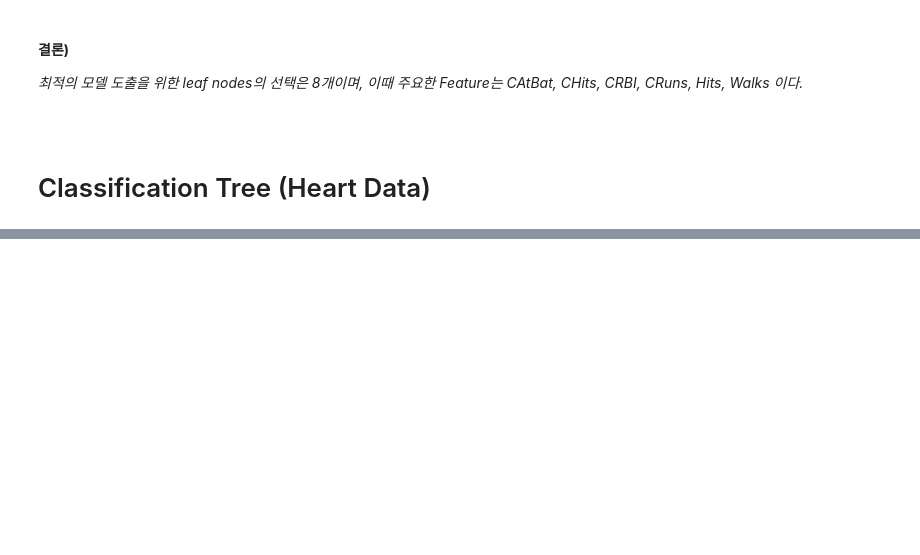
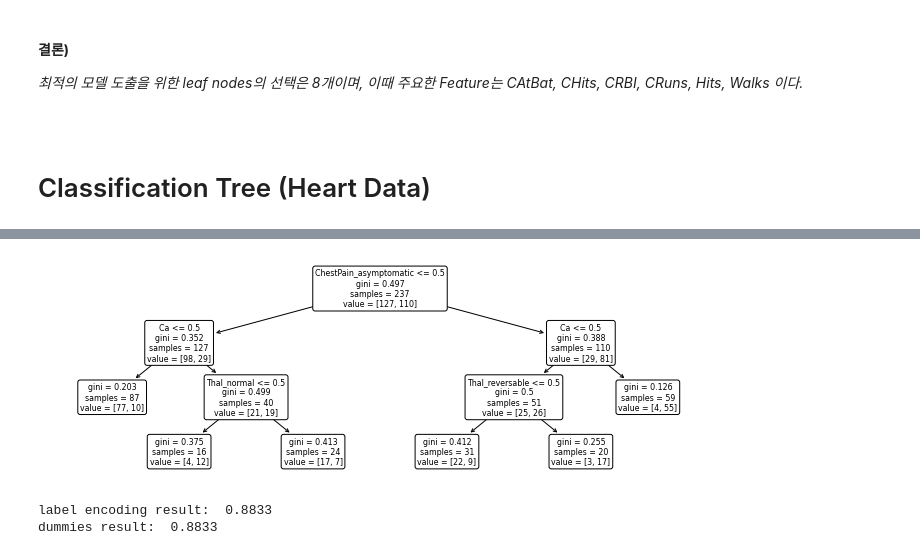
Before and after one commit to iss760/machine-learning, a Jupyter notebook: model/decision_tree.ipynb, the cells around one changed output, grey strips where cells are left out. Drawn from its saved outputs; the diff is of its cells as text; code cells hidden in the pictures; blank space fills up the shorter version.

```diff
--- a/model/decision_tree.ipynb
+++ b/model/decision_tree.ipynb
@@ -256,0 +330,9 @@ print(y_pred)
+# %%
+# dummies
+X_train_dm = X_train.copy()
+X_test_dm = X_test.copy()
+
+X_train_dm = pd.get_dummies(X_train_dm)
+X_test_dm = pd.get_dummies(X_test_dm)
+
+X_train_dm.head(3)
@@ -256,0 +377,20 @@ print(y_pred)
+# %%
+# dummies 방식 X변수의 Decision Tree 학습
+regr_tree_dm = tree.DecisionTreeClassifier(max_leaf_nodes=6, random_state=7)
+regr_tree_dm.fit(X_train_dm, y_train)
+
+# 트리 구조 시각화
+plt.figure(figsize=(12, 4))
+tree.plot_tree(regr_tree_dm,
+               feature_names=X_train_dm.columns,
+               rounded=True)
+plt.show()
+# %% [output]
+[figure, added]
+# %%
+# 두 모델의 정확도 비교
+print('label encoding result: ', round(regr_tree_lb.score(X_test_lb, y_test), 4))
+print('dummies result: ', round(regr_tree_dm.score(X_test_dm, y_test), 4))
+# %% [output]
+label encoding result:  0.8833
+dummies result:  0.8833
```
Also changed, not shown: parts of 16 cells of this notebook, 1 other file.
